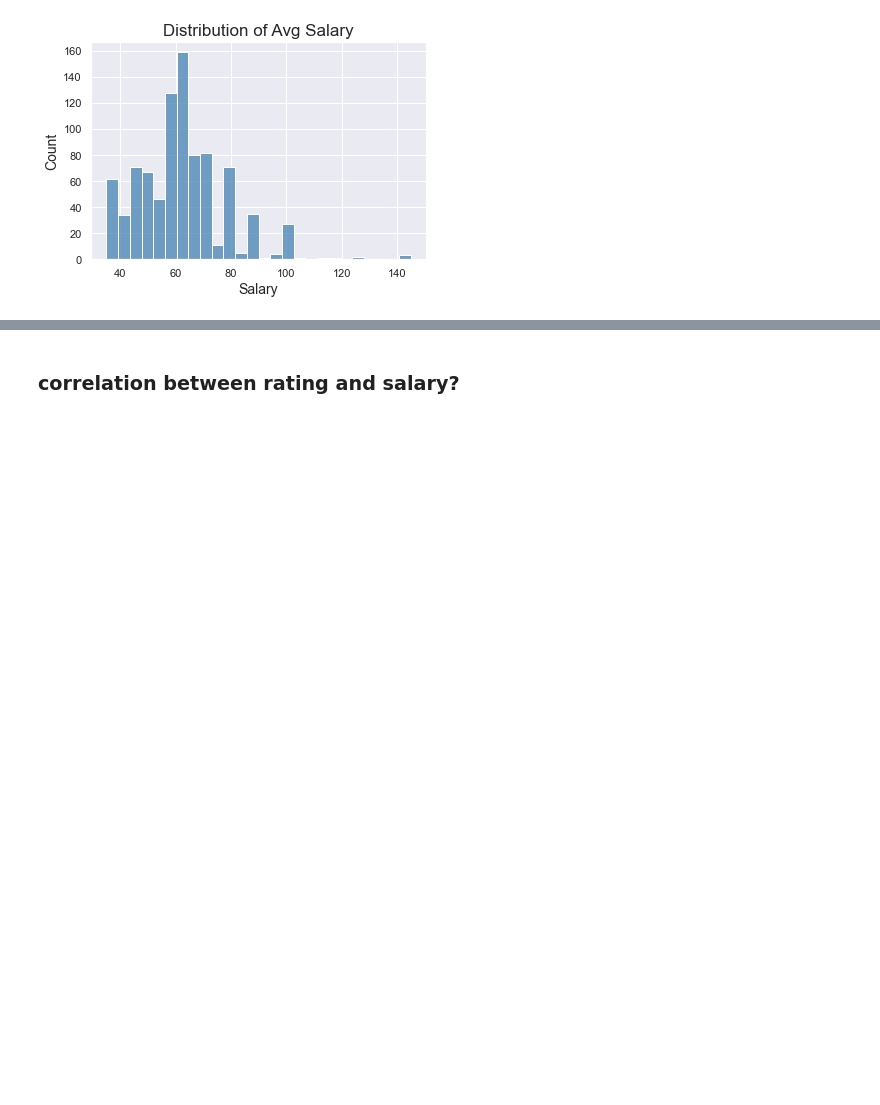
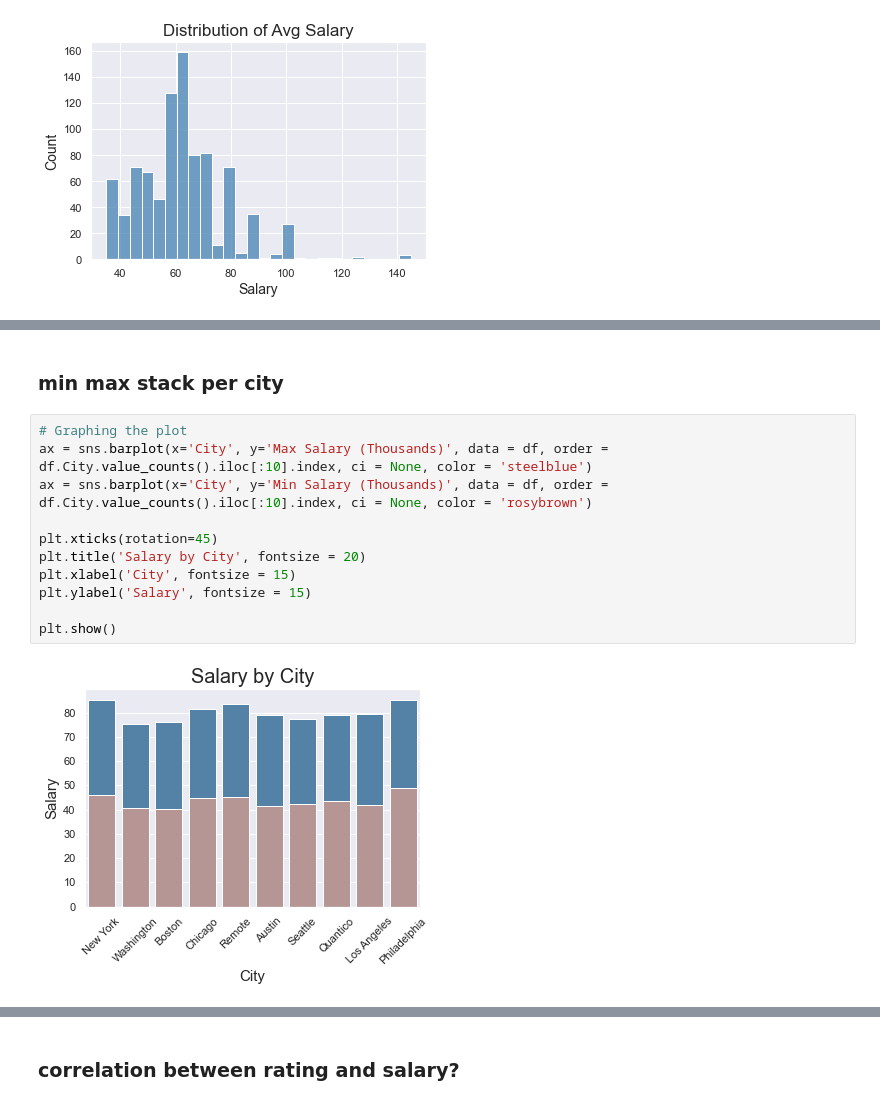
Before and after one commit to kodingwithkelly/GlassdoorProj, a Jupyter notebook: Glassdoor_EDA.ipynb, the cells around one changed output, grey strips where cells are left out. Saved outputs shown, nothing was run; the diff lists cells and outputs as text; blank space fills up the shorter version.

```diff
--- a/Glassdoor_EDA.ipynb
+++ b/Glassdoor_EDA.ipynb
@@ -308,0 +357,15 @@ Mean value for Avg Salary: 62.125701459034794
+# %% [markdown]
+### min max stack per city
+# %%
+# Graphing the plot
+ax = sns.barplot(x='City', y='Max Salary (Thousands)', data = df, order = df.City.value_counts().iloc[:10].index, ci = None, color = 'steelblue')
+ax = sns.barplot(x='City', y='Min Salary (Thousands)', data = df, order = df.City.value_counts().iloc[:10].index, ci = None, color = 'rosybrown')
+
+plt.xticks(rotation=45)
+plt.title('Salary by City', fontsize = 20)
+plt.xlabel('City', fontsize = 15)
+plt.ylabel('Salary', fontsize = 15)
+
+plt.show()
+# %% [output]
+[figure, added]
```
Also changed, not shown: parts of 12 cells of this notebook.
